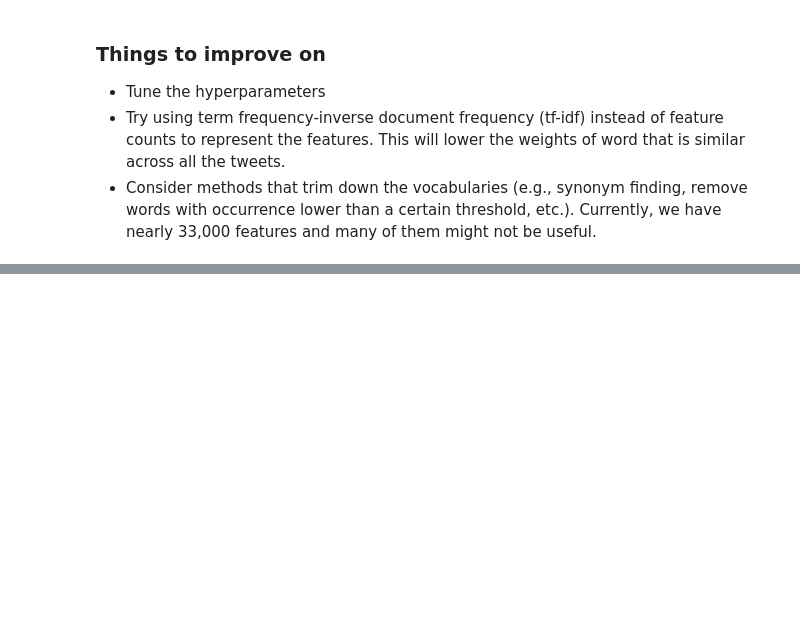
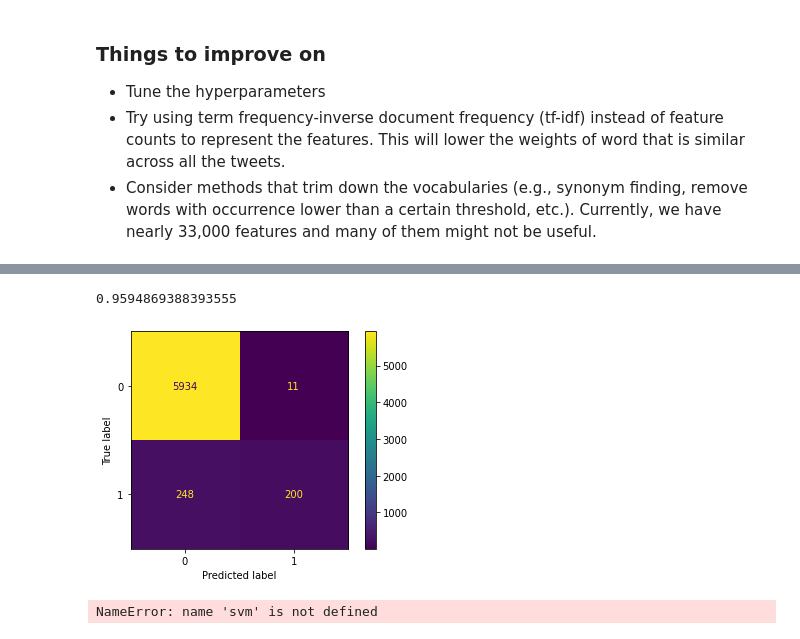
Before and after one commit to Yoyoyamato/Natural-language-processing, a Jupyter notebook: sentiment_analysis/twitter_data/twitter_sentiment_analysis.ipynb, the cells around one changed output, grey strips where cells are left out. Cells and saved outputs as stored; diff of their text form; code cells hidden in the pictures; blank space fills up the shorter version.

```diff
--- a/sentiment_analysis/twitter_data/twitter_sentiment_analysis.ipynb
+++ b/sentiment_analysis/twitter_data/twitter_sentiment_analysis.ipynb
@@ -183,0 +282,22 @@ plt.show()
+# %%
+from sklearn import svm
+svc = svm.SVC()
+svc.fit(X_train_wc, y_train)
+svc.score(X_test_wc, y_test)
+# %% [output]
+0.9594869388393555
+# %%
+# Generate confusion matrix plot
+y_pred = svc.predict(X_test_wc)
+cm = confusion_matrix(y_test, y_pred, labels=svc.classes_)
+disp = ConfusionMatrixDisplay(confusion_matrix=cm, display_labels=svc.classes_)
+disp.plot()
+plt.show()
+# %% [output]
+[figure, added]
+# %%
+svc = svm.SVC(C= 10, kernel= 'rbf')
+svc.fit(X_train_wc, y_train)
+svc.score(X_test_wc, y_test)
+# %% [output]
+NameError: name 'svm' is not defined
```
Also changed, not shown: parts of 9 cells of this notebook.
